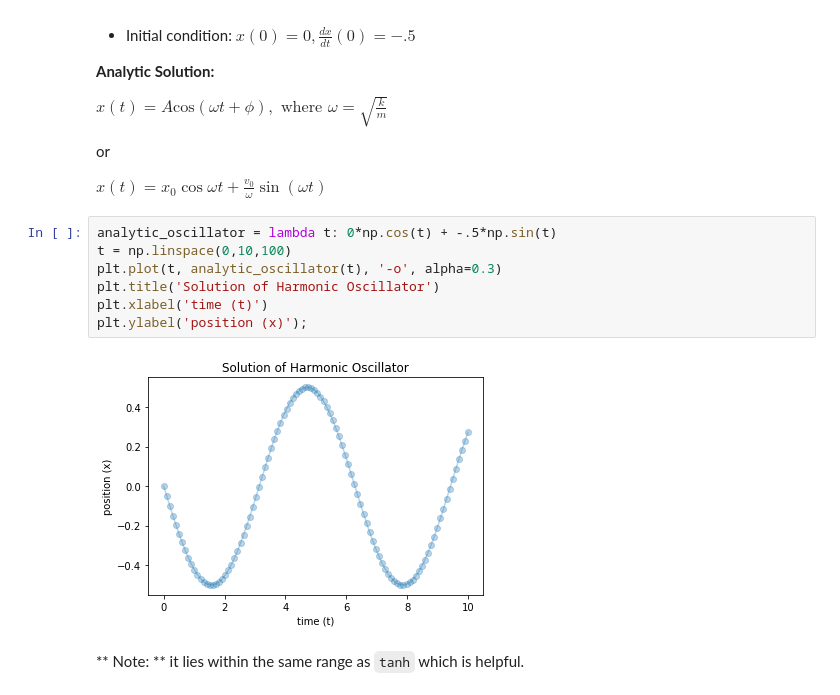
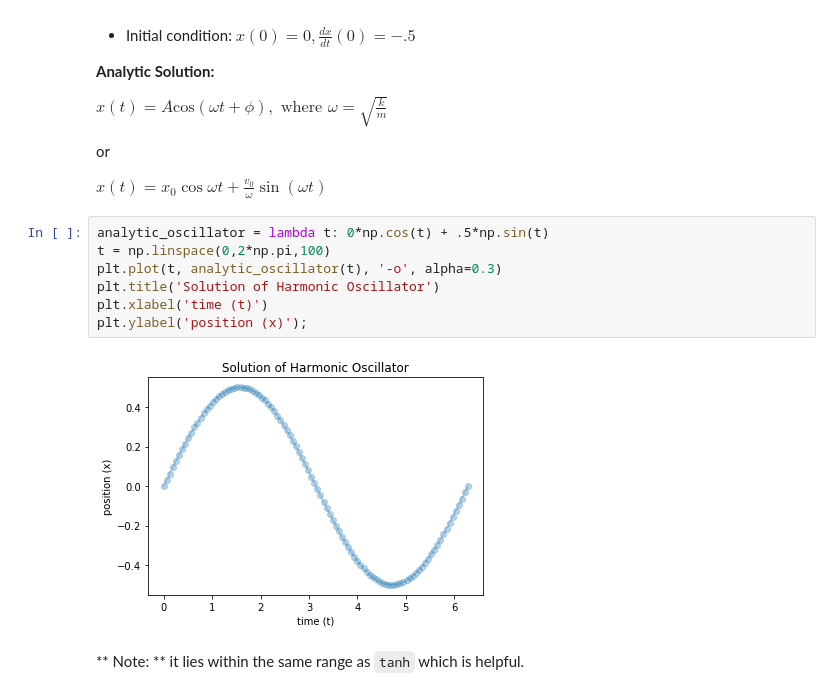
Before and after one commit to dylanrandle/denn, a Jupyter notebook: GAN.ipynb, the cells around one changed output. Drawn from its saved outputs; the diff is of its cells as text.

```diff
--- a/GAN.ipynb
+++ b/GAN.ipynb
@@ -506,13 +509,13 @@ or
 
 $ x(t) = x_0 \cos{\omega t} + \frac{v_0}{\omega} \sin(\omega t) $
 # %%
-analytic_oscillator = lambda t: 0*np.cos(t) + -.5*np.sin(t)
-t = np.linspace(0,10,100)
+analytic_oscillator = lambda t: 0*np.cos(t) + .5*np.sin(t)
+t = np.linspace(0,2*np.pi,100)
 plt.plot(t, analytic_oscillator(t), '-o', alpha=0.3)
 plt.title('Solution of Harmonic Oscillator')
 plt.xlabel('time (t)')
 plt.ylabel('position (x)');
 # %% [output]
-[figure, old version]
+[figure, new version]
 # %% [markdown]
 ** Note: ** it lies within the same range as `tanh` which is helpful.
```
Also changed, not shown: parts of 4 cells of this notebook, 3 other files.
